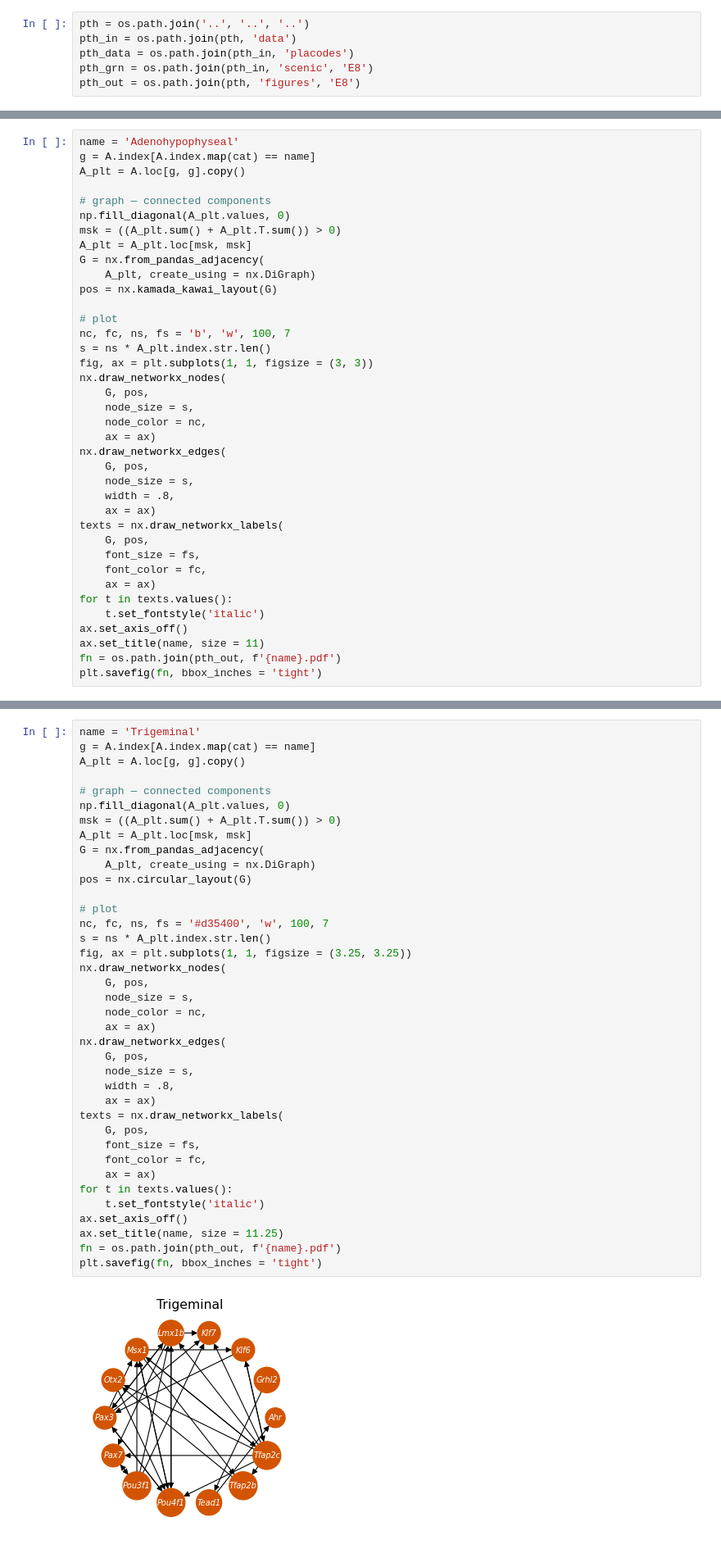
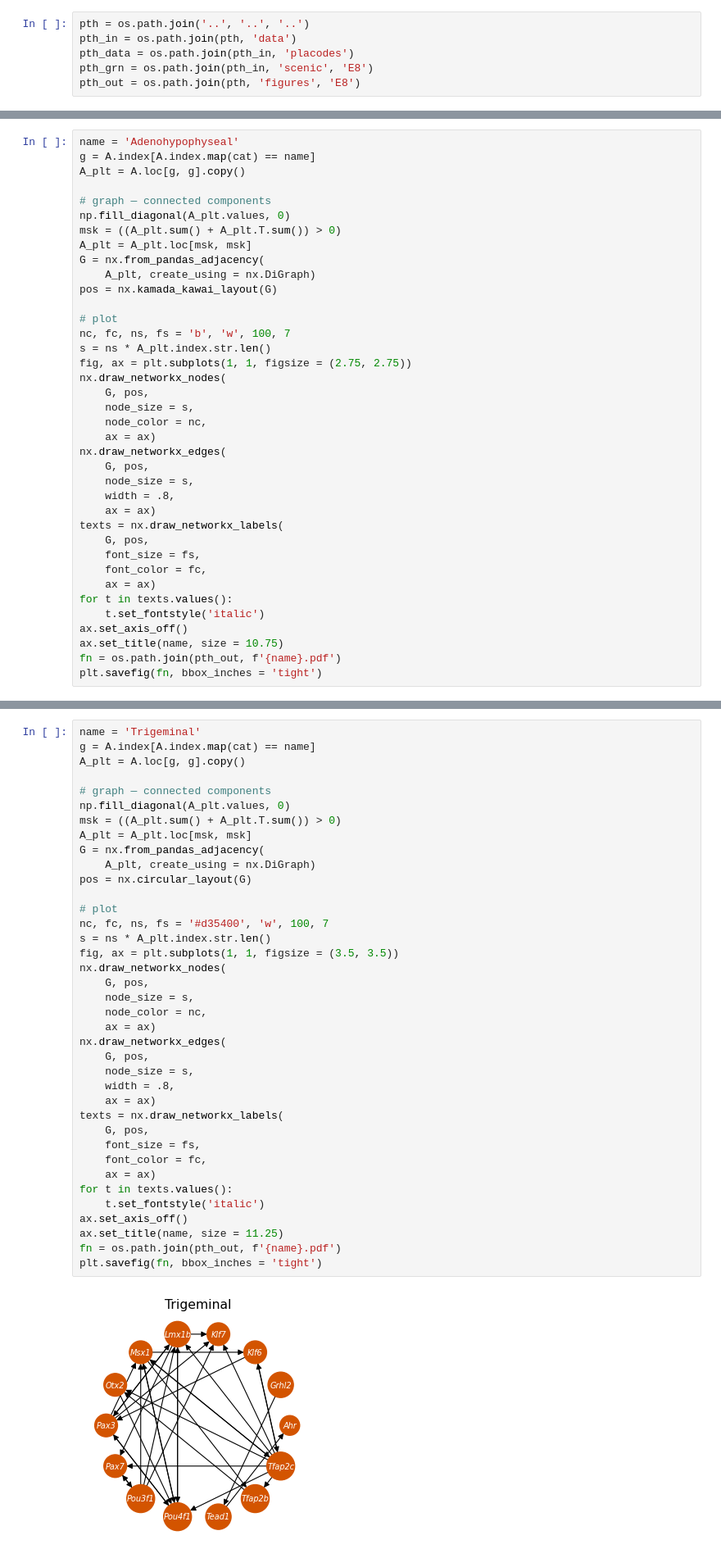
Before and after one commit to calebclayreagor/placode-grn, a Jupyter notebook: notebooks/analysis/graphs/E8.ipynb, the cells around one changed output, grey strips where cells are left out. Shown at 82% size. Cells and saved outputs as stored; diff of their text form.

Commit message:
E9 GRN figures

```diff
--- a/notebooks/analysis/graphs/E8.ipynb
+++ b/notebooks/analysis/graphs/E8.ipynb
@@ -49,7 +49,7 @@ pos = nx.kamada_kawai_layout(G)
 # plot
 nc, fc, ns, fs = 'b', 'w', 100, 7
 s = ns * A_plt.index.str.len()
-fig, ax = plt.subplots(1, 1, figsize = (3, 3))
+fig, ax = plt.subplots(1, 1, figsize = (2.75, 2.75))
 nx.draw_networkx_nodes(
     G, pos,
     node_size = s,
@@ -68,7 +68,7 @@ texts = nx.draw_networkx_labels(
 for t in texts.values():
     t.set_fontstyle('italic')
 ax.set_axis_off()
-ax.set_title(name, size = 11)
+ax.set_title(name, size = 10.75)
 fn = os.path.join(pth_out, f'{name}.pdf')
 plt.savefig(fn, bbox_inches = 'tight')
 # %% [output]
@@ -164,32 +164,32 @@ msk = ((A_plt.sum() + A_plt.T.sum()) > 0)
 A_plt = A_plt.loc[msk, msk]
 G = nx.from_pandas_adjacency(
     A_plt, create_using = nx.DiGraph)
 pos = nx.circular_layout(G)
 
 # plot
 nc, fc, ns, fs = '#d35400', 'w', 100, 7
 s = ns * A_plt.index.str.len()
-fig, ax = plt.subplots(1, 1, figsize = (3.25, 3.25))
+fig, ax = plt.subplots(1, 1, figsize = (3.5, 3.5))
 nx.draw_networkx_nodes(
     G, pos,
     node_size = s,
     node_color = nc,
     ax = ax)
 nx.draw_networkx_edges(
     G, pos,
     node_size = s,
     width = .8,
     ax = ax)
 texts = nx.draw_networkx_labels(
     G, pos,
     font_size = fs,
     font_color = fc,
     ax = ax)
 for t in texts.values():
     t.set_fontstyle('italic')
 ax.set_axis_off()
 ax.set_title(name, size = 11.25)
 fn = os.path.join(pth_out, f'{name}.pdf')
 plt.savefig(fn, bbox_inches = 'tight')
 # %% [output]
-[figure, old version]
+[figure, new version]
```
Also changed, not shown: parts of 2 cells of this notebook, 7 other files.
